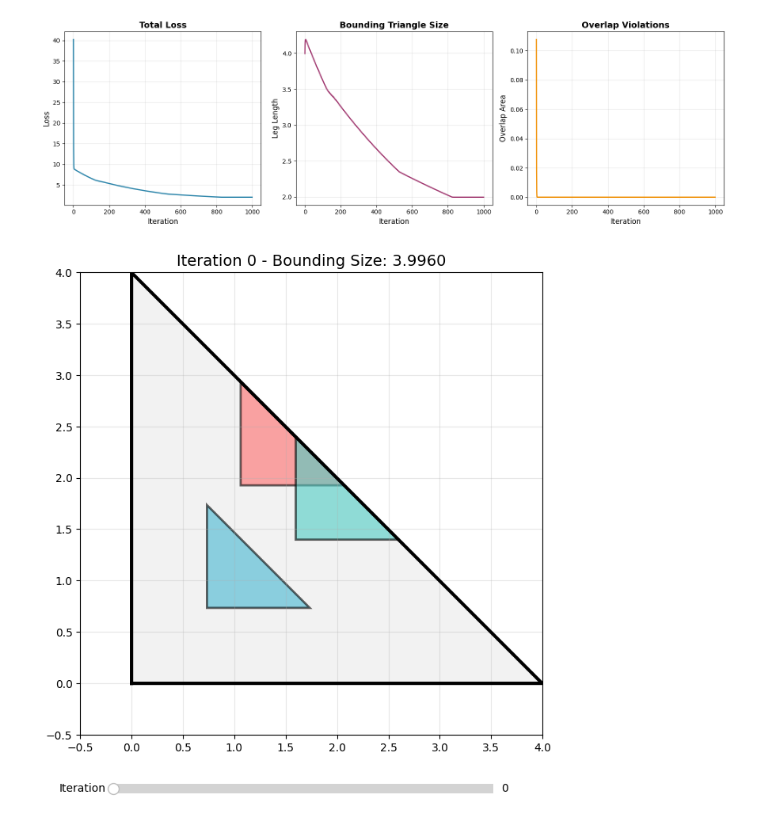
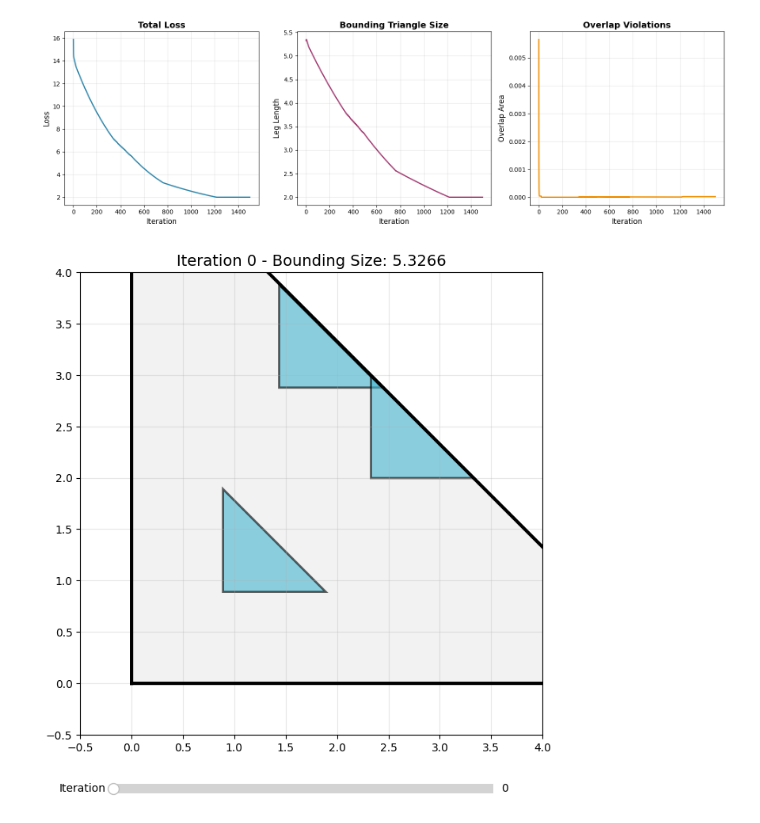
Before and after one commit to isaaclee2/Ball_Packing_Math_Research, a Jupyter notebook: optimization.ipynb, the cells around one changed output. Saved outputs shown, nothing was run; the diff lists cells and outputs as text; code cells hidden in the pictures.

```diff
--- a/optimization.ipynb
+++ b/optimization.ipynb
@@ -8,7 +8,7 @@ NUM_SMALL_TRIANGLES = 3
 SMALL_TRIANGLE_LEG = 1.0
 OVERLAP_PENALTY = 300.0
 LEARNING_RATE = 0.001
-NUM_ITERATIONS = 1000
+NUM_ITERATIONS = 1500
 EPSILON = 0.001  # For computing gradients
 
 def create_small_triangle(x, y, leg=SMALL_TRIANGLE_LEG):
@@ -31,7 +31,7 @@ def create_bounding_triangle(size):
     return [[0, 0], [size, 0], [0, size]]
 
 def compute_loss(params):
-    positions = params.reshape(3, 2)
+    positions = params.reshape(NUM_SMALL_TRIANGLES, 2)
 
     bounding_size = compute_minimal_bounding_triangle(positions)
 
@@ -64,7 +64,7 @@ def compute_gradients(params, epsilon=EPSILON):
 
 def optimize():
     np.random.seed(42)
-    positions = np.random.uniform(0.5, 2.0, size=(NUM_SMALL_TRIANGLES, 2))
+    positions = np.random.uniform(0.5, 3.0, size=(NUM_SMALL_TRIANGLES, 2))
     params = positions.flatten()
 
     loss_history = []
@@ -97,7 +97,7 @@ def optimize():
     return params, loss_history, size_history, overlap_history, all_configs
 
 def visualize_result(params):
-    positions = params.reshape(3, 2)
+    positions = params.reshape(NUM_SMALL_TRIANGLES, 2)
     bounding_size = compute_minimal_bounding_triangle(positions)
 
     all_verts = []
@@ -117,12 +117,13 @@ def visualize_result(params):
     ax.plot(bounding_x, bounding_y, 'k-', linewidth=3, label='Minimal Bounding Triangle')
     ax.fill(bounding_x, bounding_y, alpha=0.1, color='gray')
 
-    colors = ['#FF6B6B', '#4ECDC4', '#45B7D1']
+    # colors = ['#FF6B6B', '#4ECDC4', '#45B7D1']
+    color = '#45B7D1'
     for idx, (x, y) in enumerate(positions):
         verts = create_small_triangle(x, y)
         xs = [v[0] for v in verts] + [verts[0][0]]
         ys = [v[1] for v in verts] + [verts[0][1]]
-        ax.fill(xs, ys, alpha=0.6, color=colors[idx], edgecolor='black',
+        ax.fill(xs, ys, alpha=0.6, color=color, edgecolor='black',
                 linewidth=2, label=f'Triangle {idx+1}')
 
     ax.set_aspect('equal')
@@ -131,7 +132,7 @@ def visualize_result(params):
     ax.set_xlabel('X', fontsize=12)
     ax.set_ylabel('Y', fontsize=12)
 
-    area = (3 * 0.5 * SMALL_TRIANGLE_LEG**2) / (0.5 * bounding_size**2) * 100
+    area = (NUM_SMALL_TRIANGLES * 0.5 * SMALL_TRIANGLE_LEG**2) / (0.5 * bounding_size**2) * 100
 
     ax.set_title(f'Final Configuration (Size: {bounding_size:.4f}, Area Used: {area:.1f}%)',
                  fontsize=14, fontweight='bold')
@@ -181,7 +182,7 @@ def visualization_slider(all_configs):
         ax.clear()
 
         params = all_configs[iteration]
-        positions = params.reshape(3, 2)
+        positions = params.reshape(NUM_SMALL_TRIANGLES, 2)
         bounding_size = compute_minimal_bounding_triangle(positions)
 
         # Draw bounding triangle
@@ -192,12 +193,13 @@ def visualization_slider(all_configs):
         ax.fill(bounding_x, bounding_y, alpha=0.1, color='gray')
 
         # Draw small triangles
-        colors = ['#FF6B6B', '#4ECDC4', '#45B7D1']
+        #colors = ['#FF6B6B', '#4ECDC4', '#45B7D1']
+        color = '#45B7D1'
         for idx, (x, y) in enumerate(positions):
             verts = create_small_triangle(x, y)
             xs = [v[0] for v in verts] + [verts[0][0]]
             ys = [v[1] for v in verts] + [verts[0][1]]
-            ax.fill(xs, ys, alpha=0.6, color=colors[idx], edgecolor='black', linewidth=2)
+            ax.fill(xs, ys, alpha=0.6, color=color, edgecolor='black', linewidth=2)
 
         ax.set_aspect('equal')
         ax.grid(True, alpha=0.3)
@@ -238,2 +240,2 @@ Bounding size: 1.99617221297837
-[figure, old version]
+[figure, new version]
-[figure, old version]
+[figure, new version]
```
Also changed, not shown: parts of 1 cell of this notebook, 2 other files.
